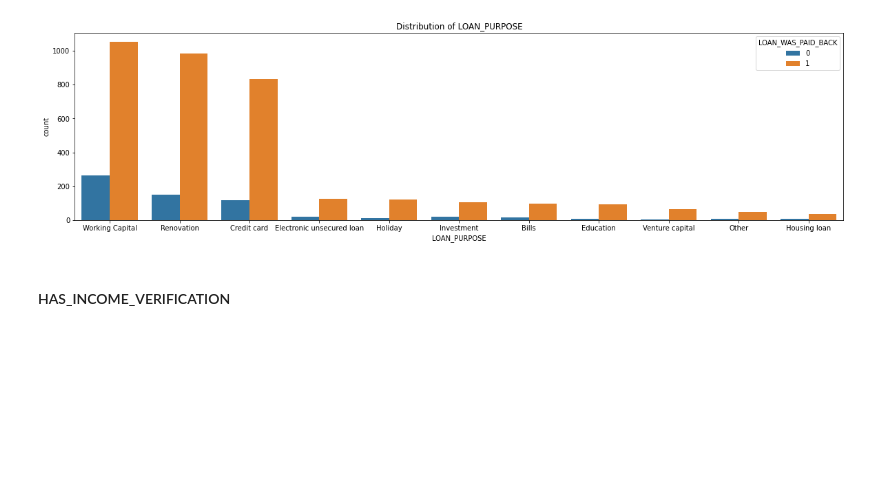
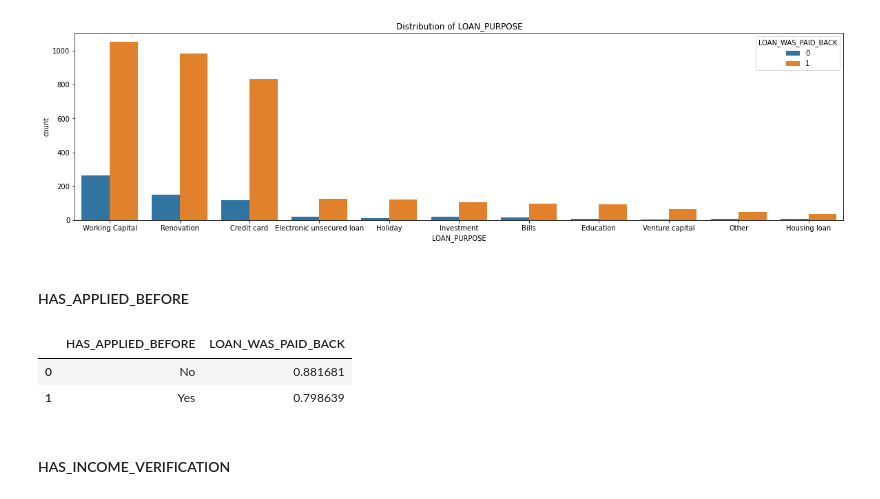
Before and after one commit to indrap23/PMDS-TEAM_XBOOST, a Jupyter notebook: Feature Ready.ipynb, the cells around one changed output. Drawn from its saved outputs; the diff is of its cells as text; code cells hidden in the pictures; blank space fills up the shorter version.

```diff
--- a/Feature Ready.ipynb
+++ b/Feature Ready.ipynb
@@ -360,6 +360,14 @@ plt.title("Distribution of LOAN_PURPOSE")
 plt.show()
 # %% [output]
 [figure]
+# %% [markdown]
+#### HAS_APPLIED_BEFORE
+# %%
+df_train[["HAS_APPLIED_BEFORE", "LOAN_WAS_PAID_BACK"]].groupby(['HAS_APPLIED_BEFORE'], as_index=False).mean().sort_values(by="LOAN_WAS_PAID_BACK", ascending=False)
+# %% [output]
+|  | HAS_APPLIED_BEFORE | LOAN_WAS_PAID_BACK |
+| 0 | No | 0.881681 |
+| 1 | Yes | 0.798639 |
 # %% [markdown]
 #### HAS_INCOME_VERIFICATION
 # %%
```
